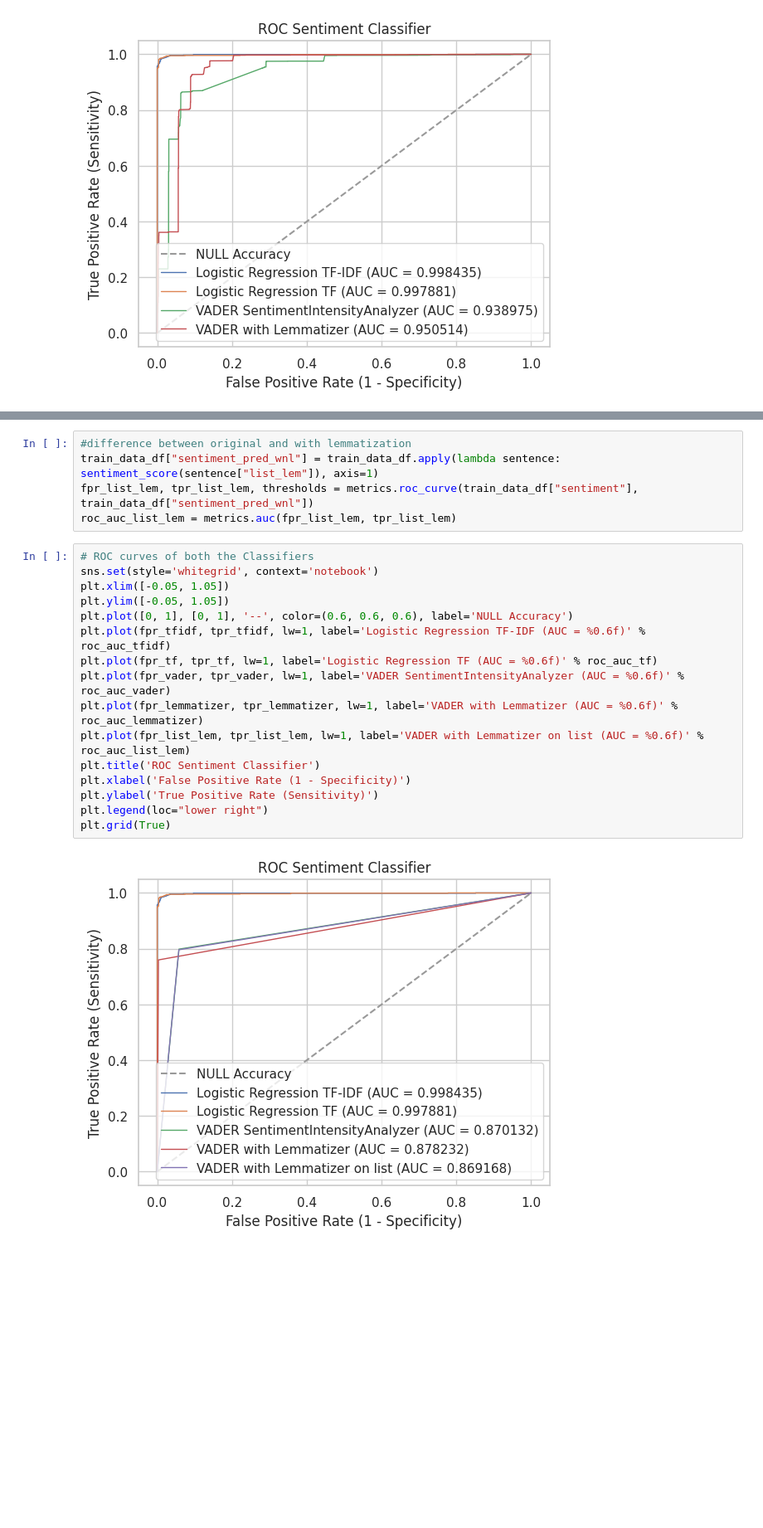
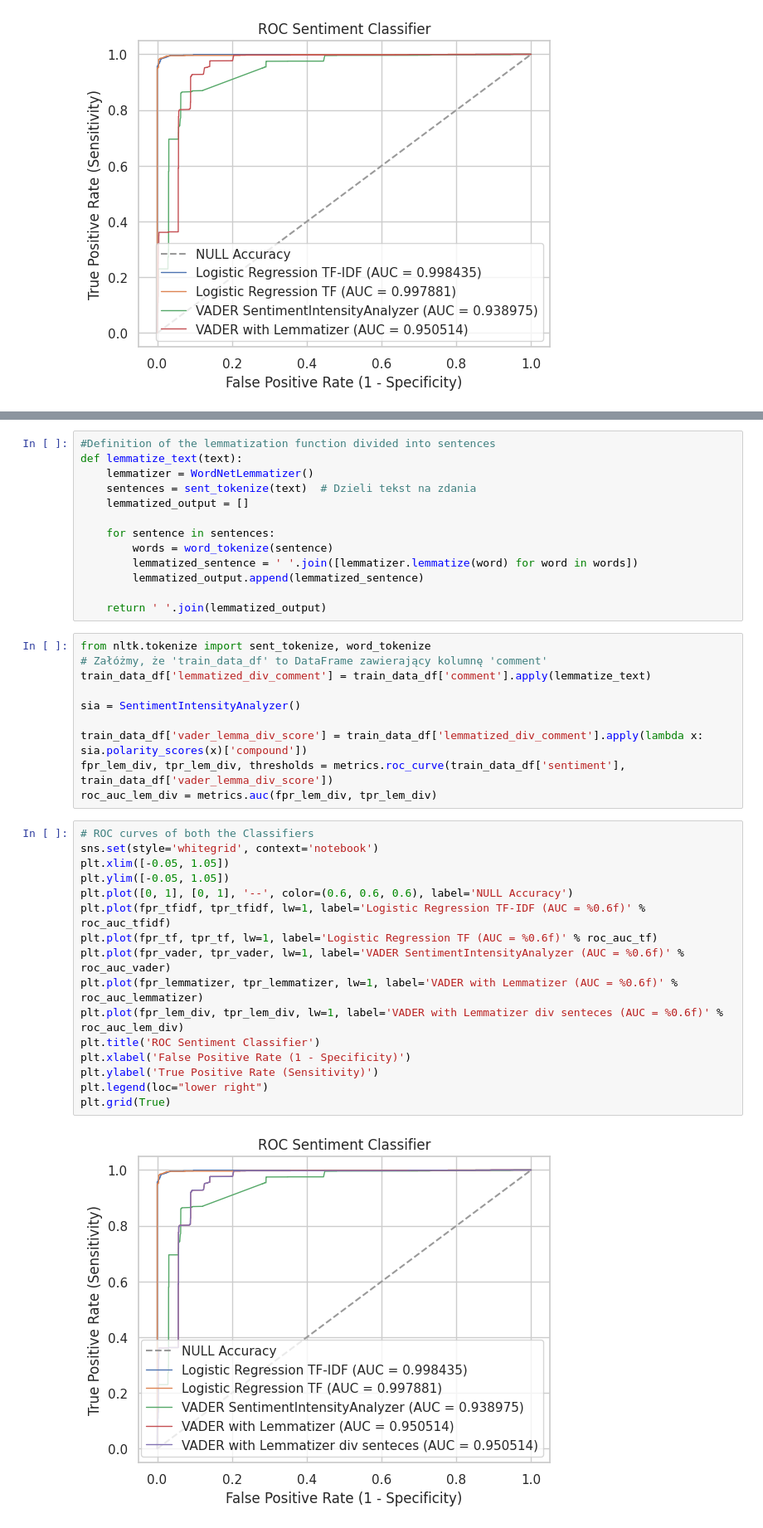
Before and after one commit to agomolka/MAThesisSentimentAnalysis, a Jupyter notebook: Social_Media_Text_Sentiment_Analysis.ipynb, the cells around one changed output, grey strips where cells are left out. Shown at 83% size. Cells and saved outputs as stored; diff of their text form; blank space fills up the shorter version.

Commit message:
Refactor text lemmatization to include sentence tokenization

```diff
--- a/Social_Media_Text_Sentiment_Analysis.ipynb
+++ b/Social_Media_Text_Sentiment_Analysis.ipynb
@@ -537,26 +529,44 @@ train_data_df["list_lem"] = train_data_df.apply(lambda row: text_to_lemmatize_st
-# %%
-#difference between original and with lemmatization
-train_data_df["sentiment_pred_wnl"] = train_data_df.apply(lambda sentence: sentiment_score(sentence["list_lem"]), axis=1)
-fpr_list_lem, tpr_list_lem, thresholds = metrics.roc_curve(train_data_df["sentiment"], train_data_df["sentiment_pred_wnl"])
-roc_auc_list_lem = metrics.auc(fpr_list_lem, tpr_list_lem)
+# %%
+#Definition of the lemmatization function divided into sentences
+def lemmatize_text(text):
+    lemmatizer = WordNetLemmatizer()
+    sentences = sent_tokenize(text)  # Dzieli tekst na zdania
+    lemmatized_output = []
+
+    for sentence in sentences:
+        words = word_tokenize(sentence)
+        lemmatized_sentence = ' '.join([lemmatizer.lemmatize(word) for word in words])
+        lemmatized_output.append(lemmatized_sentence)
+
+    return ' '.join(lemmatized_output)
+# %%
+from nltk.tokenize import sent_tokenize, word_tokenize
+# Załóżmy, że 'train_data_df' to DataFrame zawierający kolumnę 'comment'
+train_data_df['lemmatized_div_comment'] = train_data_df['comment'].apply(lemmatize_text)
+
+sia = SentimentIntensityAnalyzer()
+
+train_data_df['vader_lemma_div_score'] = train_data_df['lemmatized_div_comment'].apply(lambda x: sia.polarity_scores(x)['compound'])
+fpr_lem_div, tpr_lem_div, thresholds = metrics.roc_curve(train_data_df['sentiment'], train_data_df['vader_lemma_div_score'])
+roc_auc_lem_div = metrics.auc(fpr_lem_div, tpr_lem_div)
 # %%
 # ROC curves of both the Classifiers
 sns.set(style='whitegrid', context='notebook')
 plt.xlim([-0.05, 1.05])
 plt.ylim([-0.05, 1.05])
 plt.plot([0, 1], [0, 1], '--', color=(0.6, 0.6, 0.6), label='NULL Accuracy')
 plt.plot(fpr_tfidf, tpr_tfidf, lw=1, label='Logistic Regression TF-IDF (AUC = %0.6f)' % roc_auc_tfidf)
 plt.plot(fpr_tf, tpr_tf, lw=1, label='Logistic Regression TF (AUC = %0.6f)' % roc_auc_tf)
 plt.plot(fpr_vader, tpr_vader, lw=1, label='VADER SentimentIntensityAnalyzer (AUC = %0.6f)' % roc_auc_vader)
 plt.plot(fpr_lemmatizer, tpr_lemmatizer, lw=1, label='VADER with Lemmatizer (AUC = %0.6f)' % roc_auc_lemmatizer)
-plt.plot(fpr_list_lem, tpr_list_lem, lw=1, label='VADER with Lemmatizer on list (AUC = %0.6f)' % roc_auc_list_lem)
+plt.plot(fpr_lem_div, tpr_lem_div, lw=1, label='VADER with Lemmatizer div senteces (AUC = %0.6f)' % roc_auc_lem_div)
 plt.title('ROC Sentiment Classifier')
 plt.xlabel('False Positive Rate (1 - Specificity)')
 plt.ylabel('True Positive Rate (Sensitivity)')
 plt.legend(loc="lower right")
 plt.grid(True)
 # %% [output]
-[figure, old version]
+[figure, new version]
 # %%
 knn_model = KNeighborsClassifier(n_neighbors=5)
 knn_model.fit(X_train_tfidf, y_train_tfidf)
```
Also changed, not shown: parts of 4 cells of this notebook.
